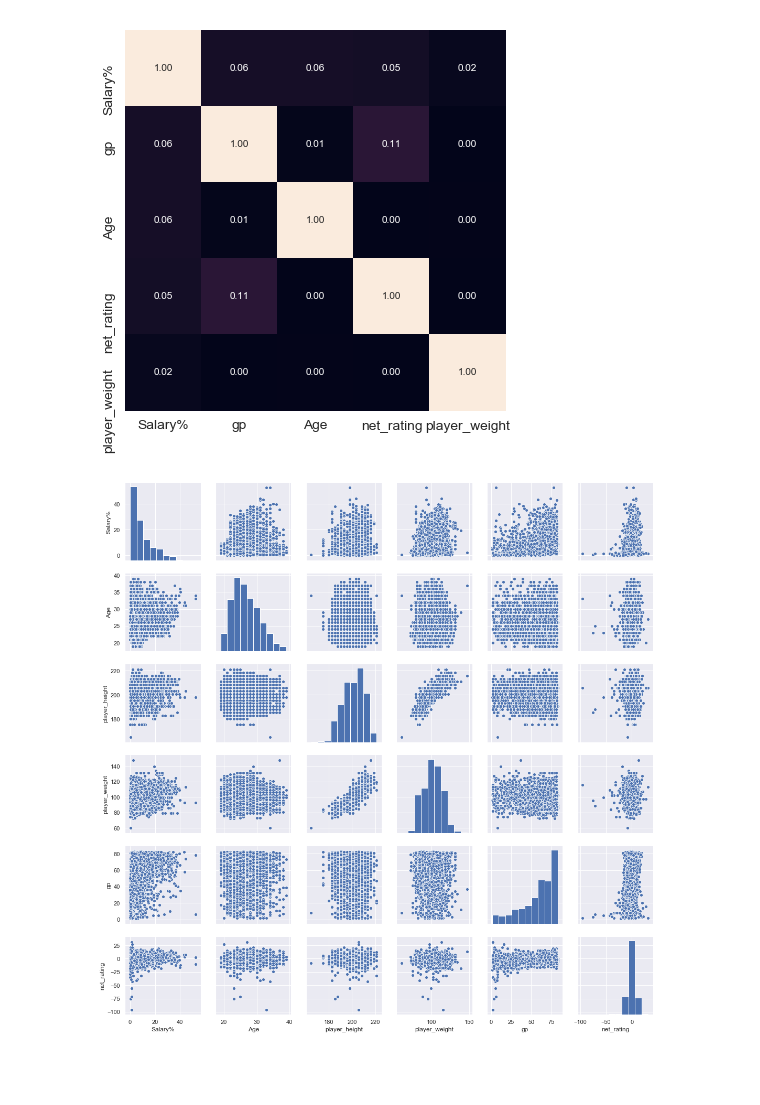
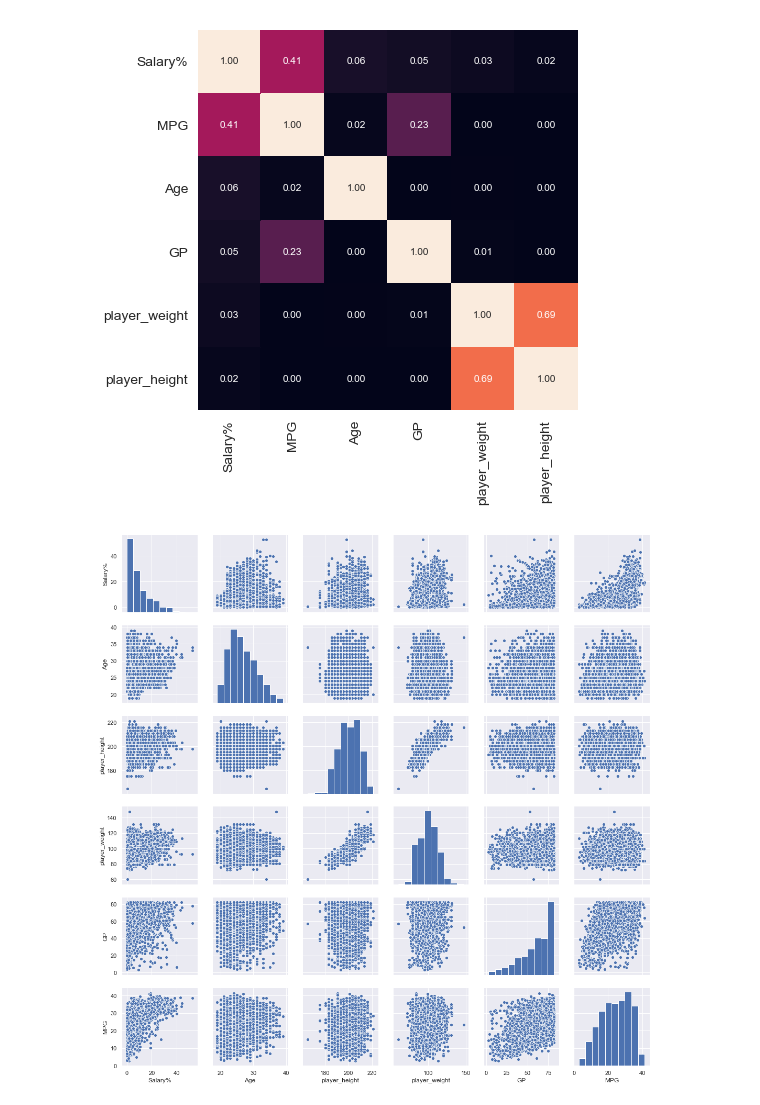
Before and after one commit to xudaiyanzi/NBA_players_salary, a Jupyter notebook: regression/Regression.ipynb, the cells around one changed output. Drawn from its saved outputs; the diff is of its cells as text; code cells hidden in the pictures; blank space fills up the shorter version.

```diff
--- a/regression/Regression.ipynb
+++ b/regression/Regression.ipynb
@@ -82,18 +90,20 @@ heatMap(stats, 9)
 # %%
-#splitting stats into 2-3 categories for later on, when looking at which group of stats is the best predictor of salary
-physical=['Salary%', 'Age', 'player_height', 'player_weight','gp','net_rating']
-performance=['Salary%','FG%', 'FT%', 'PTS', 'STL', 'BLK', 'AST', 'TOV']
+#splitting stats into 4 categories for later on, when looking at which group of stats is the best predictor of salary
+physical=['Salary%', 'Age', 'player_height', 'player_weight','GP','MPG']
+performance_regular=['Salary%','ORPG', 'DRPG', 'RPG', 'APG', 'SPG', 'BPG', 'TPG', 'PFPG', 'PPG', 'FGPG', 'FGAPG', '3PPG', '3PAPG', '2PPG', '2PAPG', 'FTPG', 'FTAPG']
+performance_advanced=['Salary%','PER', 'TS%', '3PA', 'FTr', 'ORB%', 'DRB%', 'TRB%', 'AST%', 'STL%', 'BLK%', 'TOV%', 'USG%', 'OWS', 'DWS', 'WS', 'WS/48', 'OBPM', 'DBPM', 'BPM', 'VORP']
 injuries=['Salary%','Injury_DTD','Injury_DNP','Injury_Out_Indef','Injury_Out_Season','Injury_Returned','Injury_Other']
 
 physical_stats=stats[physical]
-performance_stats=stats[performance]
+performance_regular_stats=stats[performance_regular]
+performance_advanced_stats=stats[performance_advanced]
 injury_stats=stats[injuries]
 
 
-#basic only has 4
-heatMap(physical_stats, 5)
+#physical only has 6
+heatMap(physical_stats, 7)
 # %% [output]
-[figure, old version]
+[figure, new version]
 # %%
 
 #creating scatter plots to further look at the relationships between Salary% and physical characteristics
@@ -101,4 +111,4 @@ sns.set()
 sns.pairplot(physical_stats, height=2.5)
 plt.show()
 # %% [output]
-[figure, old version]
+[figure, new version]
```
Also changed, not shown: parts of 36 cells of this notebook, 5 other files.
